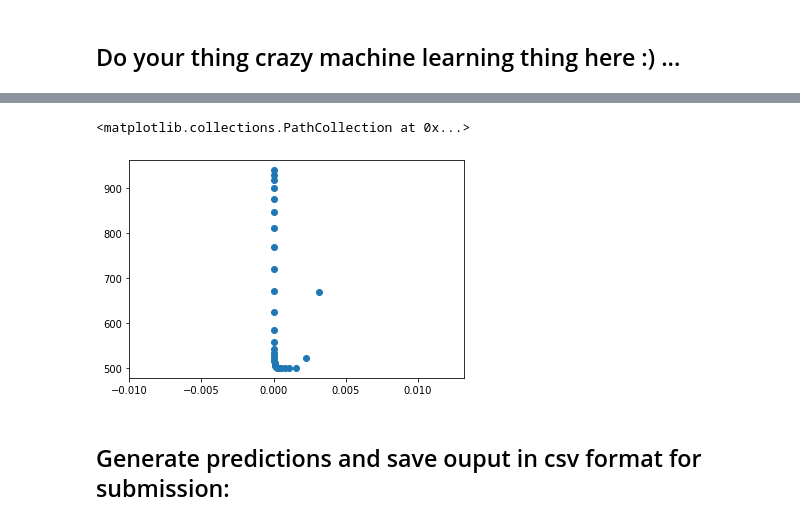
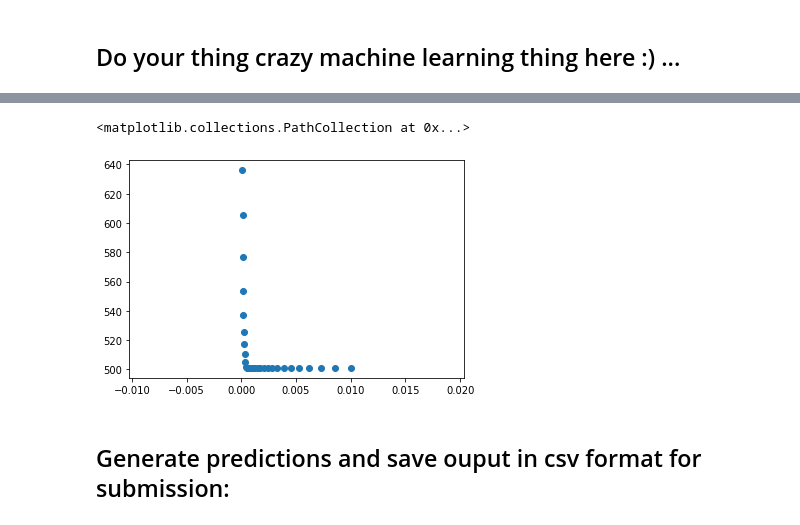
Before and after one commit to zghonda/EPFL-Machine-Learning-Higgs-2019, a Jupyter notebook: scripts/project1.ipynb, the cells around one changed output, grey strips where cells are left out. Cells and saved outputs as stored; diff of their text form; code cells hidden in the pictures.

```diff
--- a/scripts/project1.ipynb
+++ b/scripts/project1.ipynb
@@ -178,8 +184,8 @@ Current iteration=9900, loss=723.9222926939898
 # %%
-plt.scatter(np.logspace(-7, -2.5, 30),e1)
+plt.scatter(np.logspace(-4, -2, 30),(e1))
 # %% [output]
 <matplotlib.collections.PathCollection at 0x...>
-[figure, old version]
+[figure, new version]
 # %% [markdown]
 ## Generate predictions and save ouput in csv format for submission:
 # %%
```
Also changed, not shown: parts of 10 cells of this notebook, 1 other file.
